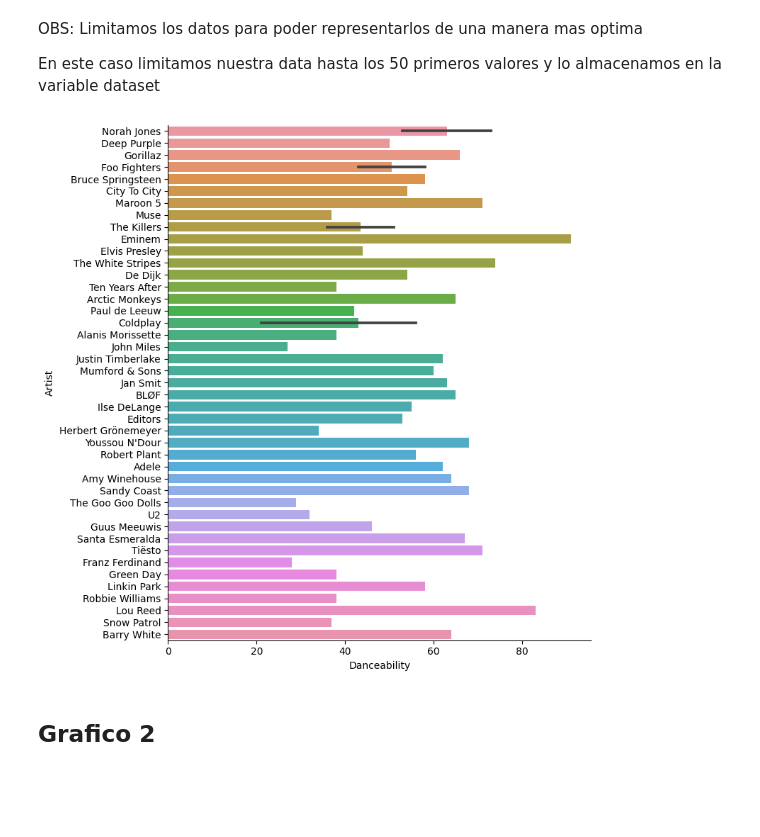
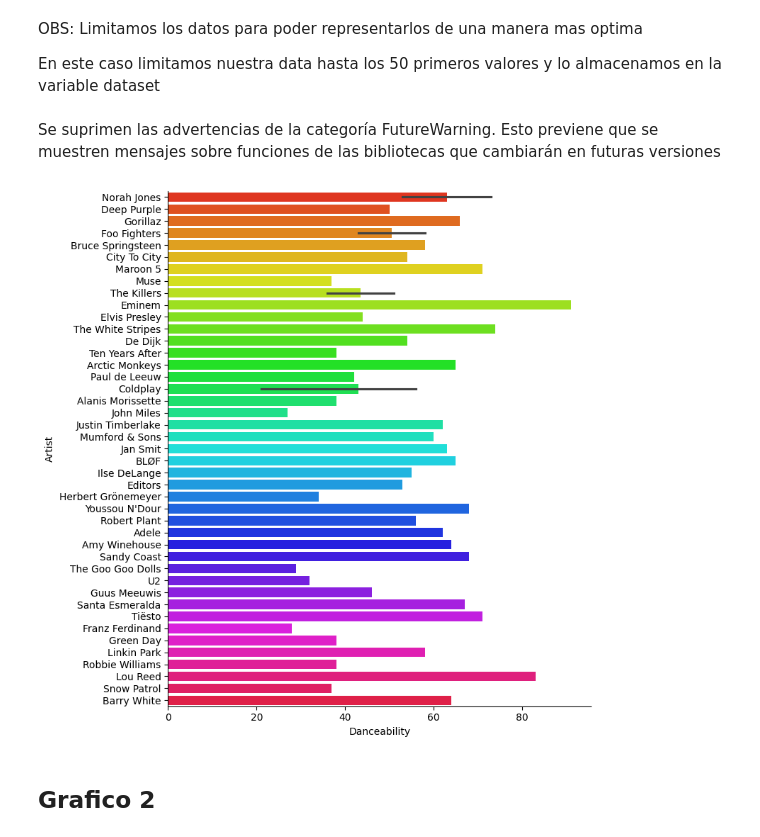
Before and after one commit to Ka1laK/Spotify-Top_2000_EDA_showcase, a Jupyter notebook: challenger 3.ipynb, the cells around one changed output. Saved outputs shown, nothing was run; the diff lists cells and outputs as text; code cells hidden in the pictures; blank space fills up the shorter version.

```diff
--- a/challenger 3.ipynb
+++ b/challenger 3.ipynb
@@ -36,3 +83,5 @@ OBS: Limitamos los datos para poder representarlos de una manera mas optima
 En este caso limitamos nuestra data hasta los 50 primeros valores y lo almacenamos en la variable dataset
 # %%
 dataset=data[:49]
+# %% [markdown]
+Se suprimen las advertencias de la categoría FutureWarning. Esto previene que se muestren mensajes sobre funciones de las bibliotecas que cambiarán en futuras versiones
@@ -39,14 +90,17 @@ dataset=data[:49]
+# %%
+colores = sns.color_palette('hsv', len(dataset['Artist'].unique()))
 # %%
 sns.catplot(x='Danceability',
             y='Artist',
             data=dataset,
             kind='bar',
             height=8,
-            aspect=1)
+            aspect=1,
+            palette= colores)
 
 plt.show()
 # %% [output]
-[figure, old version]
+[figure, new version]
 # %% [markdown]
 ## Grafico 2
 # %% [markdown]
```
Also changed, not shown: parts of 9 cells of this notebook.
